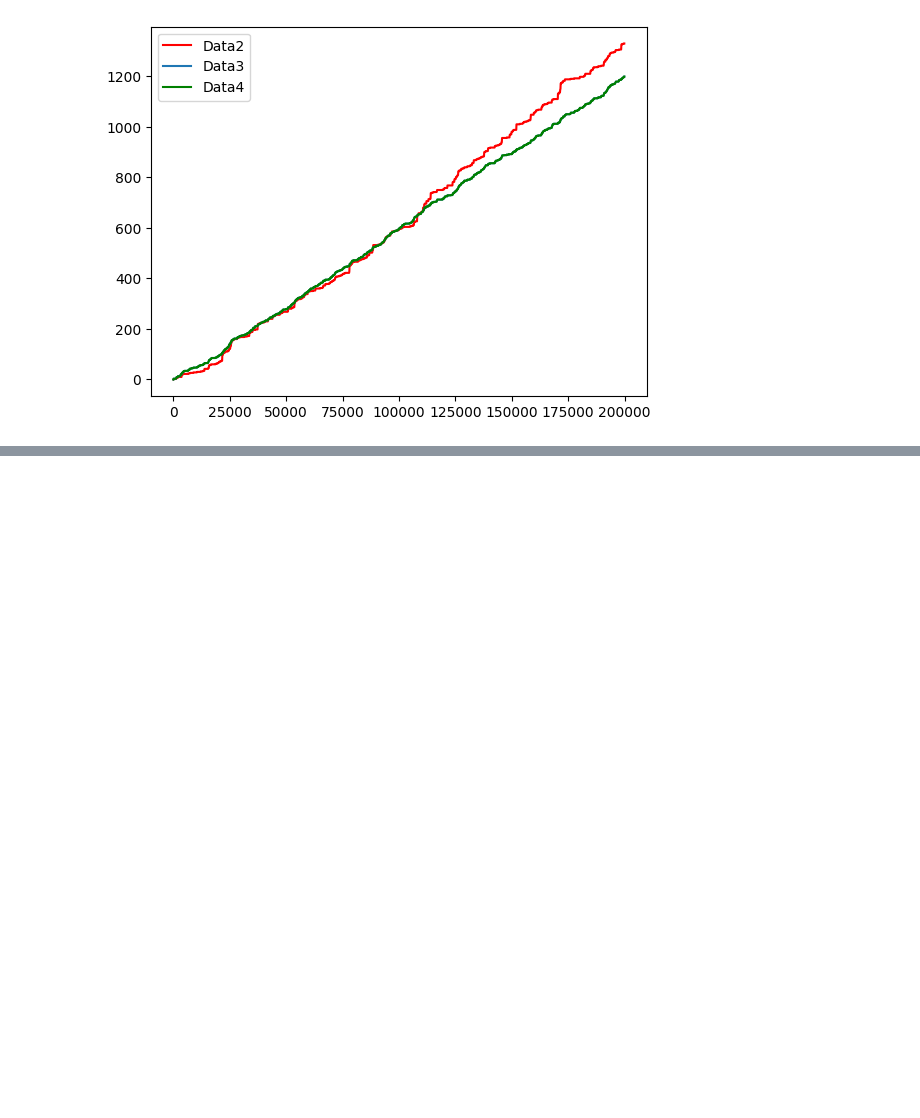
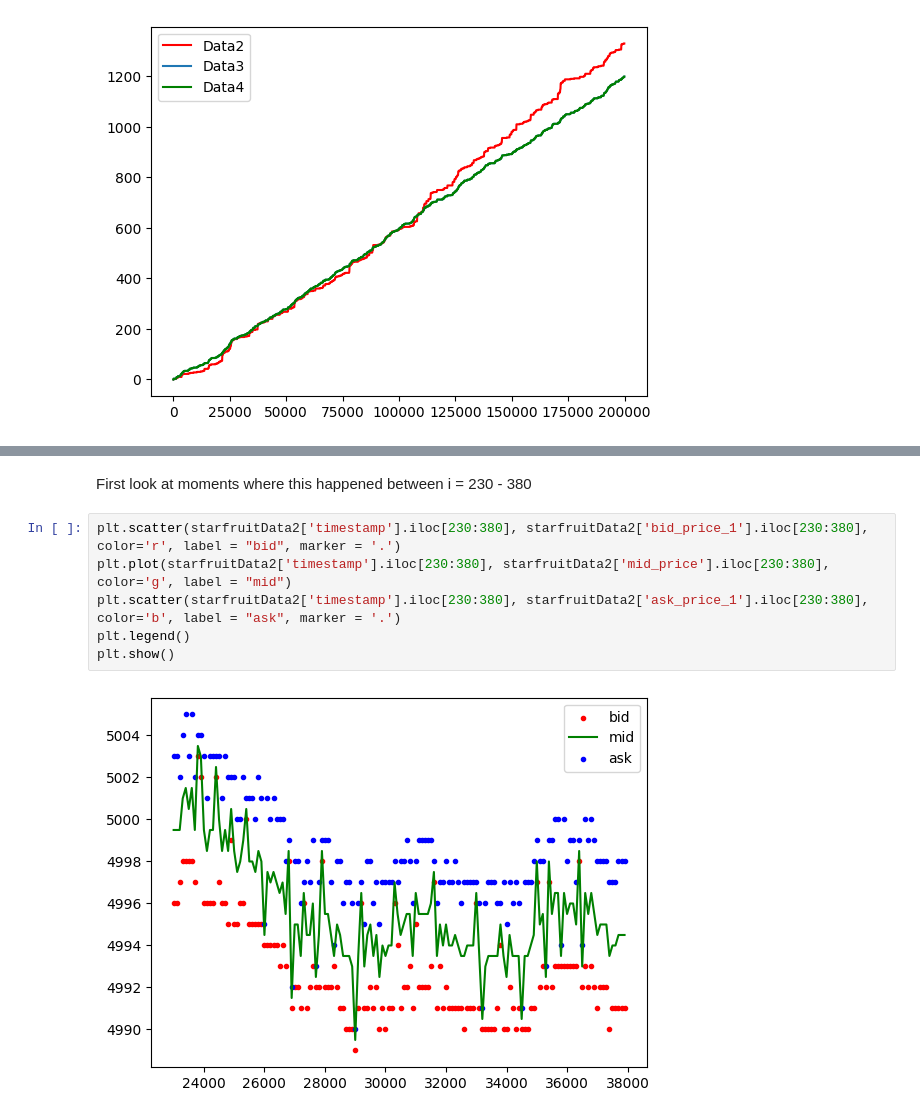
Before and after one commit to dakshox/Prosperity, a Jupyter notebook: tutorial-round/activity_analysis.ipynb, the cells around one changed output, grey strips where cells are left out. Drawn from its saved outputs; the diff is of its cells as text; blank space fills up the shorter version.

```diff
--- a/tutorial-round/activity_analysis.ipynb
+++ b/tutorial-round/activity_analysis.ipynb
@@ -96,0 +136,10 @@ plt.show()
+# %% [markdown]
+First look at moments where this happened between i = 230 - 380
+# %%
+plt.scatter(starfruitData2['timestamp'].iloc[230:380], starfruitData2['bid_price_1'].iloc[230:380], color='r', label = "bid", marker = '.')
+plt.plot(starfruitData2['timestamp'].iloc[230:380], starfruitData2['mid_price'].iloc[230:380], color='g', label = "mid")
+plt.scatter(starfruitData2['timestamp'].iloc[230:380], starfruitData2['ask_price_1'].iloc[230:380], color='b', label = "ask", marker = '.')
+plt.legend()
+plt.show()
+# %% [output]
+[figure, added]
```
Also changed, not shown: parts of 4 cells of this notebook.
